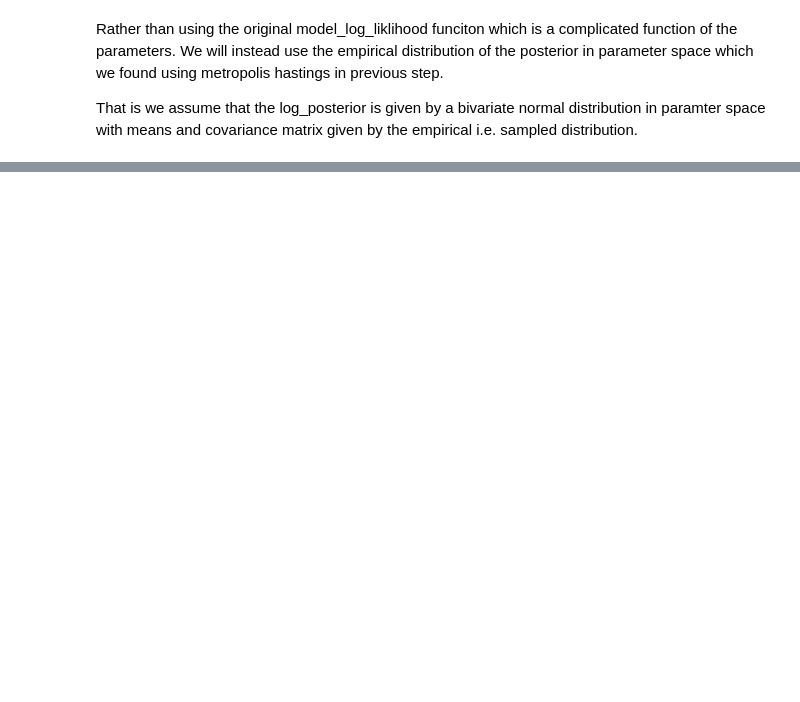
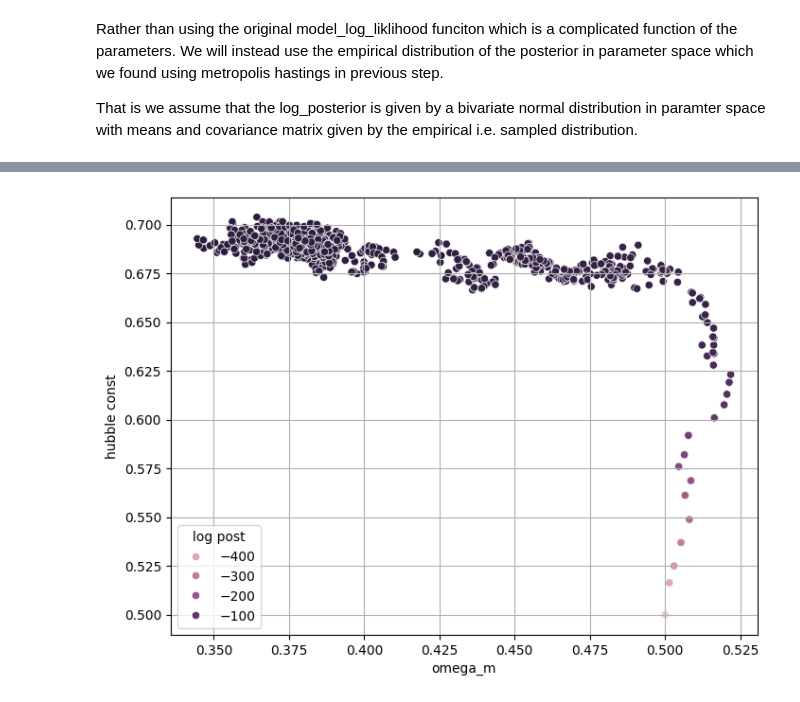
Before and after one commit to joshgowdyprog/bayesian-supernova-analysis, a Jupyter notebook: supernova-project/notebooks/supernovaAnalysis.ipynb, the cells around one changed output, grey strips where cells are left out. Cells and saved outputs as stored; diff of their text form; code cells hidden in the pictures; blank space fills up the shorter version.

```diff
--- a/supernova-project/notebooks/supernovaAnalysis.ipynb
+++ b/supernova-project/notebooks/supernovaAnalysis.ipynb
@@ -389,4 +391,6 @@ hubble const -0.000115      0.000046
 # %%
-model_log_posterior = lambda omega_m, h : empirical_log_posterior(omega_m, h, sample_means, sample_cov_df)
+model_log_posterior = lambda x : empirical_log_posterior(x[0], x[1], sample_means, sample_cov_df)
 grad_log_posterior = simple_grad_log_posterior(sample_means, sample_cov_df)
-param_df = pd.DataFrame(data=[['omega_m', 0.3],['h', 0.7]], columns=["param_names", "param_init"])
+
+# init params
+param_df = pd.DataFrame(data=[['omega_m', 0.5],['h', 0.5]], columns=["param_names", "params_init"])
@@ -392,0 +403,10 @@ param_df = pd.DataFrame(data=[['omega_m', 0.3],['h', 0.7]], columns=["param_name
+# %%
+HMC_sample_df, acceptance_prob = hamiltonian_monte_carlo(model_log_posterior,
+                                                         grad_log_posterior,
+                                                         n_steps=1000,
+                                                         param_df=param_df,
+                                                         leapfrog_step_size=0.0005,
+                                                         leapfrog_steps=5)
+
+print(acceptance_prob)
+HMC_sample_df.head(-10)
@@ -392,0 +428,11 @@ param_df = pd.DataFrame(data=[['omega_m', 0.3],['h', 0.7]], columns=["param_name
+# %%
+fig, ax = plt.subplots(figsize=(8, 6))
+
+sns.scatterplot(HMC_sample_df, x="omega_m", y="h", hue="log post")
+
+ax.set_xlabel('omega_m')
+ax.set_ylabel('hubble const')
+ax.grid(True)
+plt.show()
+# %% [output]
+[figure, added]
```
Also changed, not shown: parts of 18 cells of this notebook, 2 other files.
